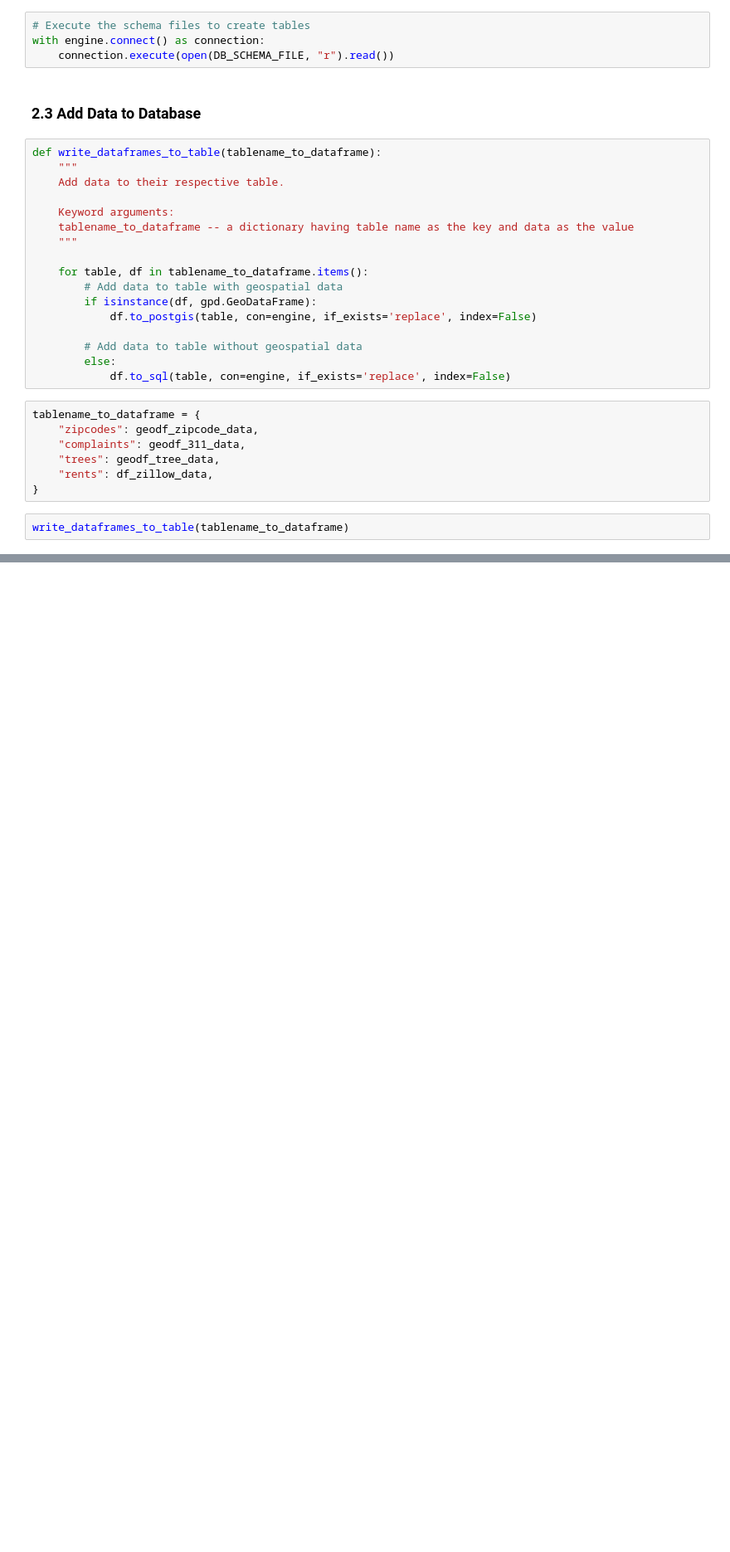
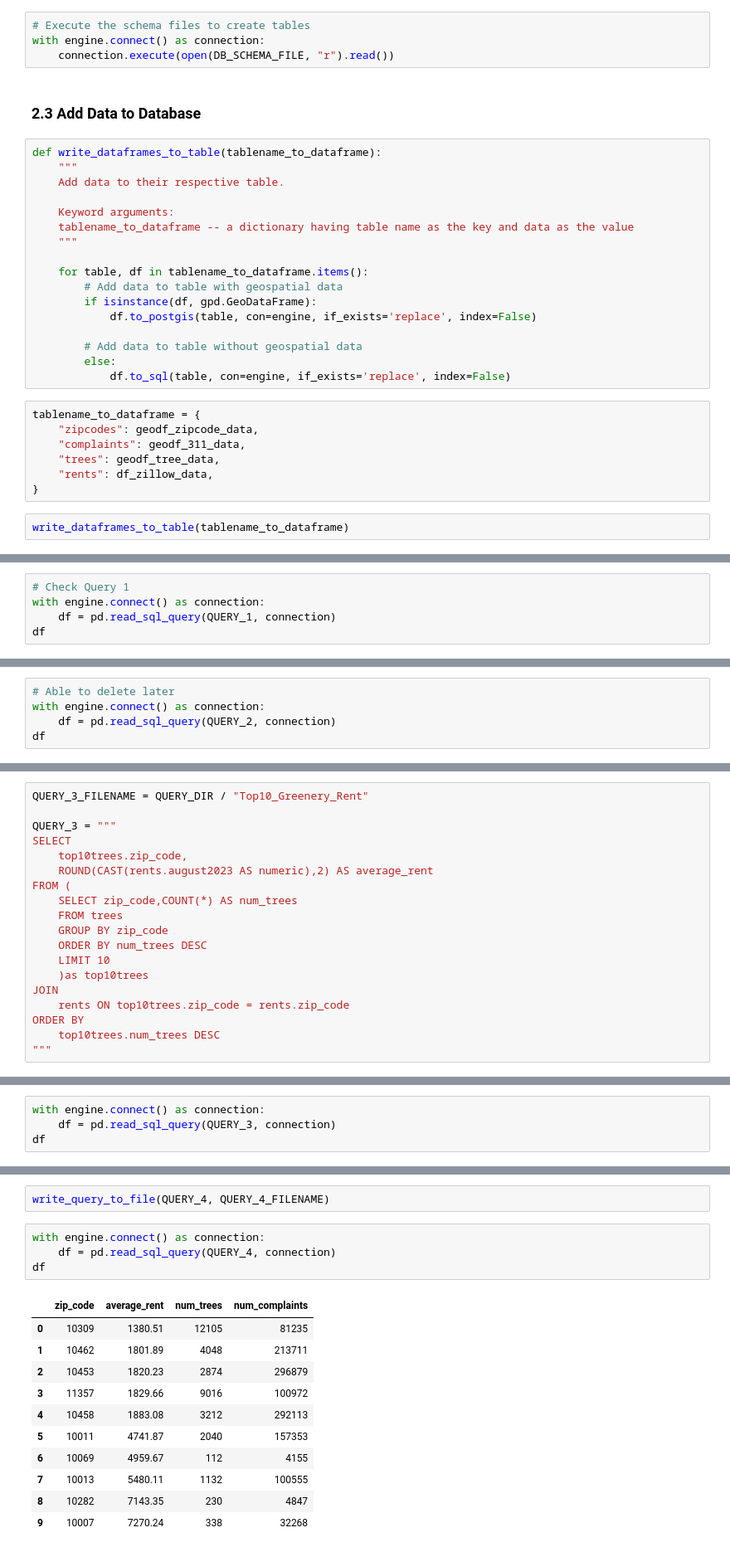
Before and after one commit to YajieLi10/4501-Final-Project, a Jupyter notebook: Final_Project_Part1&2&3.ipynb, the cells around one changed output, grey strips where cells are left out. Shown: that part at 83% size. Cells and saved outputs as stored; diff of their text form; blank space fills up the shorter version.

Commit message:
Add project part 3
Hey Yajie, I double check the code for part 2 and it works. I also update the part 3 included the previous part. Please check the queries to see if it runs well. Thx

```diff
--- a/Final_Project_Part1&2.ipynb
+++ b/Final_Project_Part1&2&3.ipynb
@@ -492,0 +529,5 @@ write_dataframes_to_table(tablename_to_dataframe)
+# %%
+# Check Query 1
+with engine.connect() as connection:
+    df = pd.read_sql_query(QUERY_1, connection)
+df
@@ -492,0 +567,5 @@ write_dataframes_to_table(tablename_to_dataframe)
+# %%
+# Able to delete later
+with engine.connect() as connection:
+    df = pd.read_sql_query(QUERY_2, connection)
+df
@@ -492,0 +586,19 @@ write_dataframes_to_table(tablename_to_dataframe)
+# %%
+QUERY_3_FILENAME = QUERY_DIR / "Top10_Greenery_Rent"
+
+QUERY_3 = """
+SELECT
+    top10trees.zip_code,
+    ROUND(CAST(rents.august2023 AS numeric),2) AS average_rent
+FROM (
+    SELECT zip_code,COUNT(*) AS num_trees
+    FROM trees
+    GROUP BY zip_code
+    ORDER BY num_trees DESC
+    LIMIT 10
+    )as top10trees
+JOIN
+    rents ON top10trees.zip_code = rents.zip_code
+ORDER BY
+    top10trees.num_trees DESC
+"""
@@ -492,0 +607,4 @@ write_dataframes_to_table(tablename_to_dataframe)
+# %%
+with engine.connect() as connection:
+    df = pd.read_sql_query(QUERY_3, connection)
+df
@@ -492,0 +678,18 @@ write_dataframes_to_table(tablename_to_dataframe)
+# %%
+write_query_to_file(QUERY_4, QUERY_4_FILENAME)
+# %%
+with engine.connect() as connection:
+    df = pd.read_sql_query(QUERY_4, connection)
+df
+# %% [output]
+|  | zip_code | average_rent | num_trees | num_complaints |
+| 0 | 10309 | 1380.51 | 12105 | 81235 |
+| 1 | 10462 | 1801.89 | 4048 | 213711 |
+| 2 | 10453 | 1820.23 | 2874 | 296879 |
+| 3 | 11357 | 1829.66 | 9016 | 100972 |
+| 4 | 10458 | 1883.08 | 3212 | 292113 |
+| 5 | 10011 | 4741.87 | 2040 | 157353 |
+| 6 | 10069 | 4959.67 | 112 | 4155 |
+| 7 | 10013 | 5480.11 | 1132 | 100555 |
+| 8 | 10282 | 7143.35 | 230 | 4847 |
+| 9 | 10007 | 7270.24 | 338 | 32268 |
```
Also changed, not shown: parts of 24 cells of this notebook.
